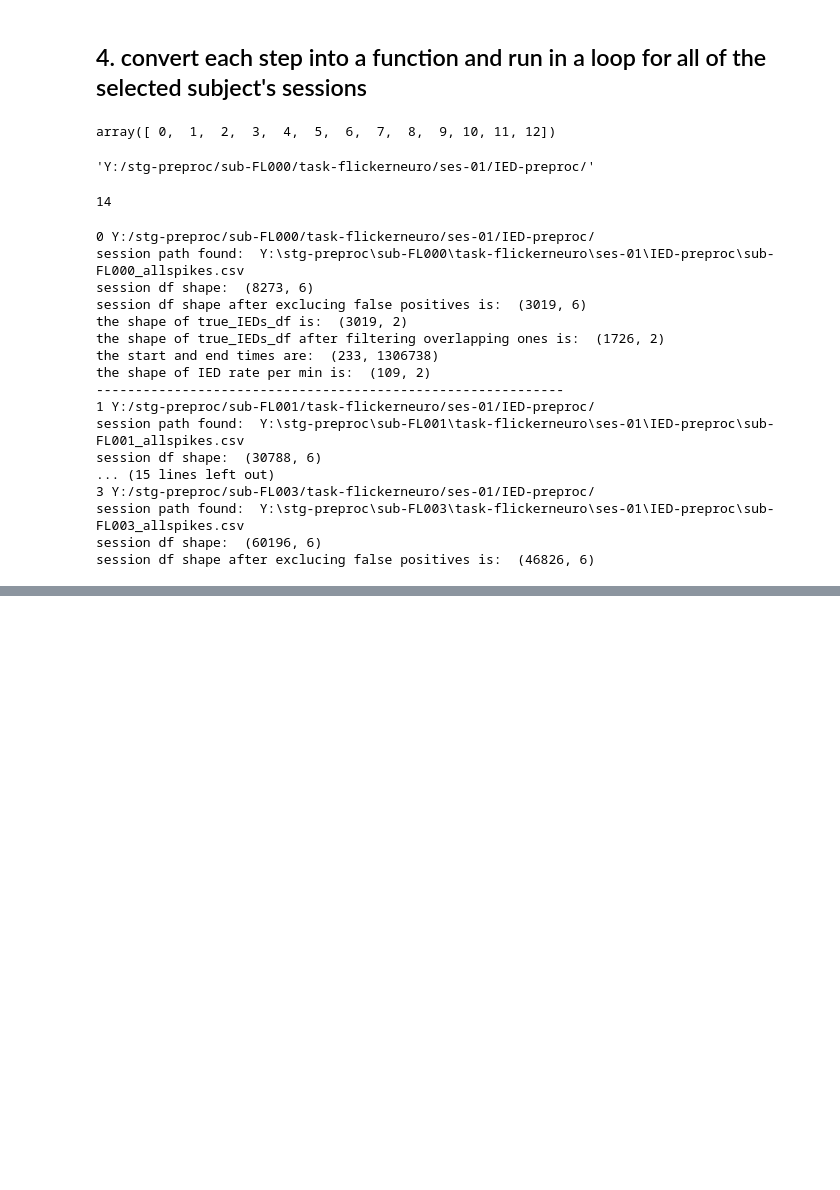
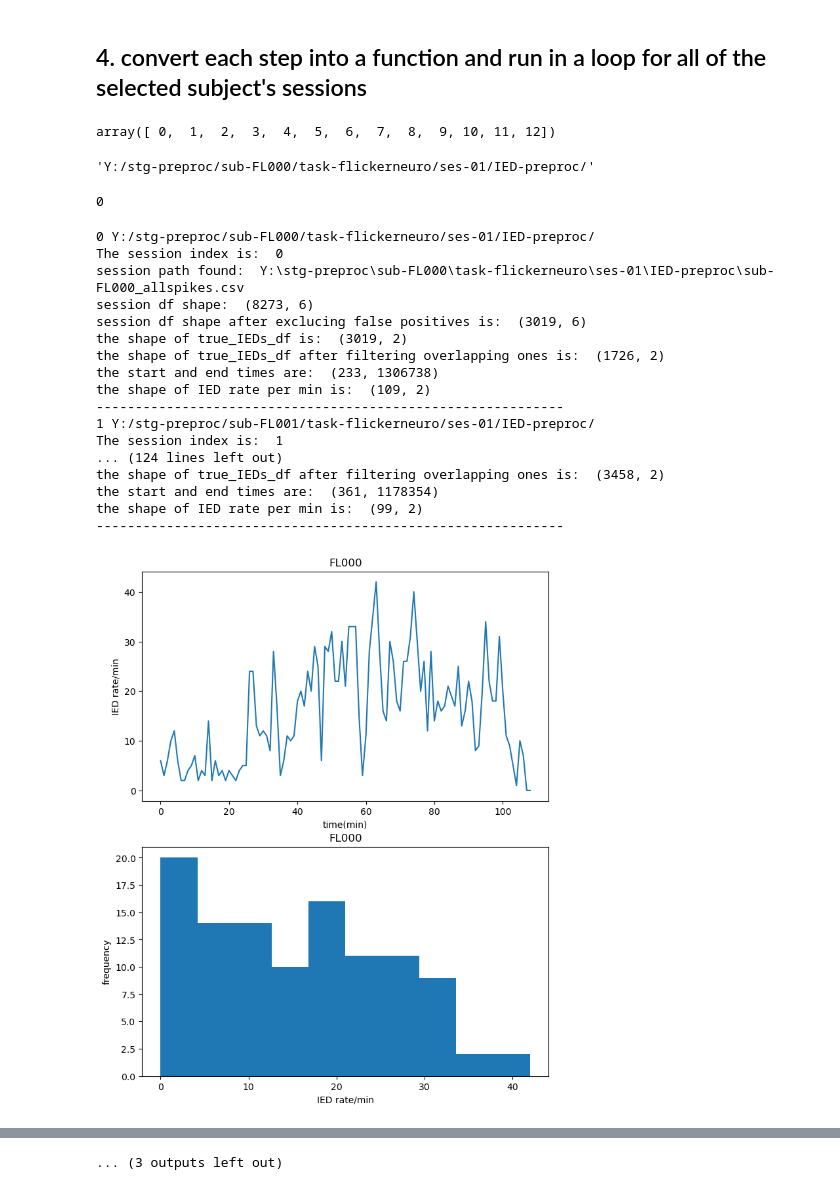
Before and after one commit to Simurgh818/IED_distributions, a Jupyter notebook: IED_distributions.ipynb, the cells around one changed output, grey strips where cells are left out. Drawn from its saved outputs; the diff is of its cells as text; code cells hidden in the pictures; blank space fills up the shorter version.

Commit message:
session index troubleshooting

```diff
--- a/IED_distributions.ipynb
+++ b/IED_distributions.ipynb
@@ -540,13 +540,16 @@ IED_path[0]
 # %% [output]
 'Y:/stg-preproc/sub-FL000/task-flickerneuro/ses-01/IED-preproc/'
 # %%
-len(IED_path)
+sess_idx = sessions_flickerneuro.index.values[0]
+sess_idx
 # %% [output]
-14
+0
 # %%
 for idx_p, p in enumerate(IED_path):
     print(idx_p,p)
-    session_path=IED_path[idx_p]+'sub-'+ str(sessions_flickerneuro.loc[idx_p,'Subject_ID'])+'_allspikes.csv'
+    sess_idx = sessions_flickerneuro.index.values[idx_p]
+    print("The session index is: ", sess_idx)
+    session_path=IED_path[idx_p]+'sub-'+ str(sessions_flickerneuro.loc[sess_idx,'Subject_ID'])+'_allspikes.csv'
     session_path_win = os.path.abspath(session_path)
     if os.path.exists(session_path_win):
         print("session path found: ", session_path_win)
@@ -593,46 +596,47 @@ for idx_p, p in enumerate(IED_path):
         IED_rate[:,0]=IED_rate[:,0]/12000
         IED_rate_df = pd.DataFrame(IED_rate[:,0:2],columns=['time','IED_rate'])
         print("the shape of IED rate per min is: ", IED_rate_df.shape)
-        file_name = 'sub-'+ str(sessions_flickerneuro.loc[idx_p,'Subject_ID'])+'_IED_rate.csv'
+        file_name = 'sub-'+ str(sessions_flickerneuro.loc[sess_idx,'Subject_ID'])+'_IED_rate.csv'
         result_path = "C:/Users/sinad/OneDrive - Georgia Institute of Technology/DrGross/Lou/IED_rate/Results/"+file_name
         result_path_win = os.path.abspath(result_path)
         IED_rate_df.to_csv(result_path_win)
         del IED_rate_df, session_df_tp, session_df
 
-        fig_name = 'sub-'+ str(sessions_flickerneuro.loc[idx_p,'Subject_ID'])+'_IED_rate_plot.png'
+        fig_name = 'sub-'+ str(sessions_flickerneuro.loc[sess_idx,'Subject_ID'])+'_IED_rate_plot.png'
         result_path_fig = "C:/Users/sinad/OneDrive - Georgia Institute of Technology/DrGross/Lou/IED_rate/Results/"+fig_name
         result_path_fig_win = os.path.abspath(result_path_fig)
 
         plt.figure(figsize=(8,10));
         plt.subplot(2,1,1)
         plt.plot(IED_rate[:,0],IED_rate[:,1]);
         plt.xlabel('time(min)');
         plt.ylabel('IED rate/min');
-        plt.title(str(sessions_flickerneuro.loc[0,'Subject_ID']));
+        plt.title(str(sessions_flickerneuro.loc[sess_idx,'Subject_ID']));
 
         plt.subplot(2,1,2)
         plt.hist(IED_rate[:,1],bins=10);
         plt.ylabel('frequency');
         plt.xlabel('IED rate/min');
-        plt.title(str(sessions_flickerneuro.loc[0,'Subject_ID']));
+        plt.title(str(sessions_flickerneuro.loc[sess_idx,'Subject_ID']));
         plt.savefig(result_path_fig_win)
         del IED_rate
         print("------------------------------------------------------------")
 # %% [output]
 0 Y:/stg-preproc/sub-FL000/task-flickerneuro/ses-01/IED-preproc/
+The session index is:  0
 session path found:  Y:\stg-preproc\sub-FL000\task-flickerneuro\ses-01\IED-preproc\sub-FL000_allspikes.csv
 session df shape:  (8273, 6)
 session df shape after exclucing false positives is:  (3019, 6)
 the shape of true_IEDs_df is:  (3019, 2)
 the shape of true_IEDs_df after filtering overlapping ones is:  (1726, 2)
 the start and end times are:  (233, 1306738)
 the shape of IED rate per min is:  (109, 2)
 ------------------------------------------------------------
 1 Y:/stg-preproc/sub-FL001/task-flickerneuro/ses-01/IED-preproc/
-session path found:  Y:\stg-preproc\sub-FL001\task-flickerneuro\ses-01\IED-preproc\sub-FL001_allspikes.csv
-session df shape:  (30788, 6)
-... (15 lines left out)
-3 Y:/stg-preproc/sub-FL003/task-flickerneuro/ses-01/IED-preproc/
-session path found:  Y:\stg-preproc\sub-FL003\task-flickerneuro\ses-01\IED-preproc\sub-FL003_allspikes.csv
-session df shape:  (60196, 6)
-session df shape after exclucing false positives is:  (46826, 6)
+The session index is:  1
+... (124 lines left out)
+the shape of true_IEDs_df after filtering overlapping ones is:  (3458, 2)
+the start and end times are:  (361, 1178354)
+the shape of IED rate per min is:  (99, 2)
+------------------------------------------------------------
+[figure, added]
@@ -638,0 +653 @@ session df shape after exclucing false positives is:  (46826, 6)
+... (3 outputs left out)
```
Also changed, not shown: parts of 1 cell of this notebook.
